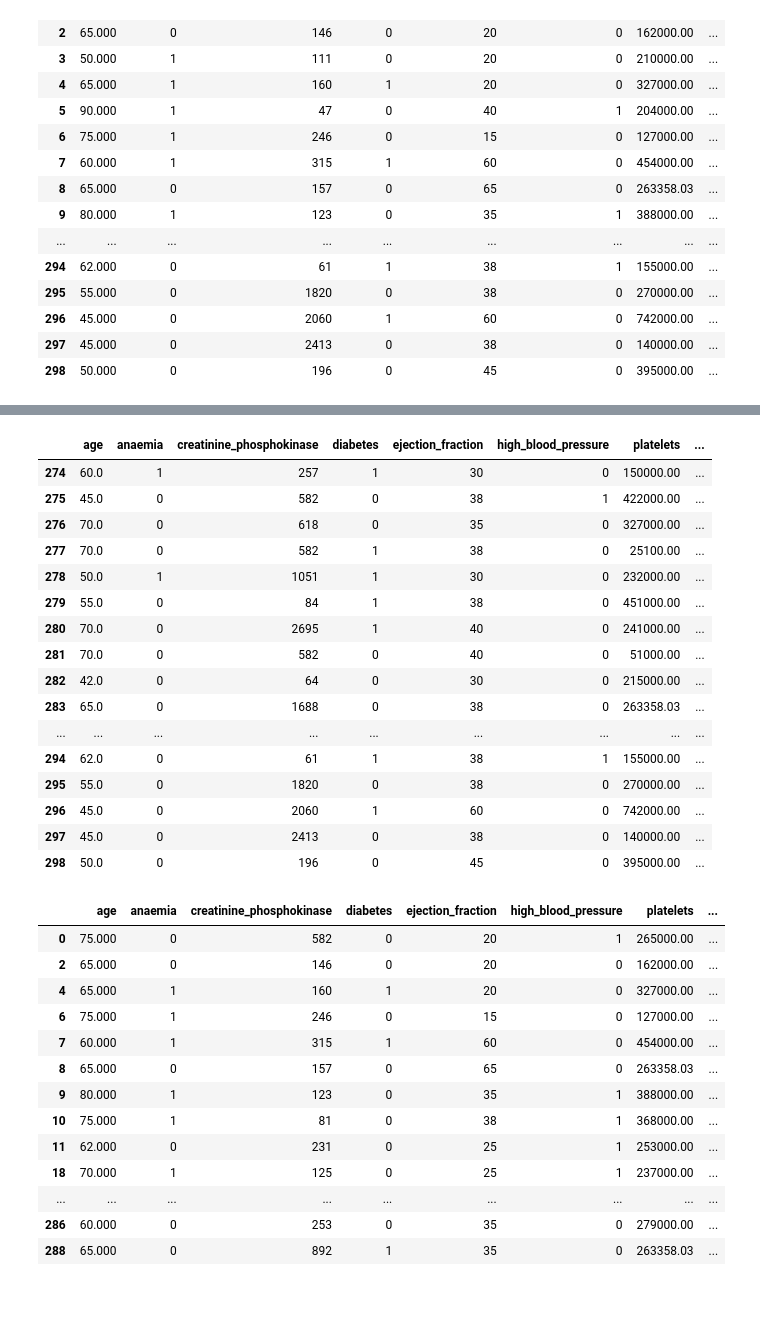
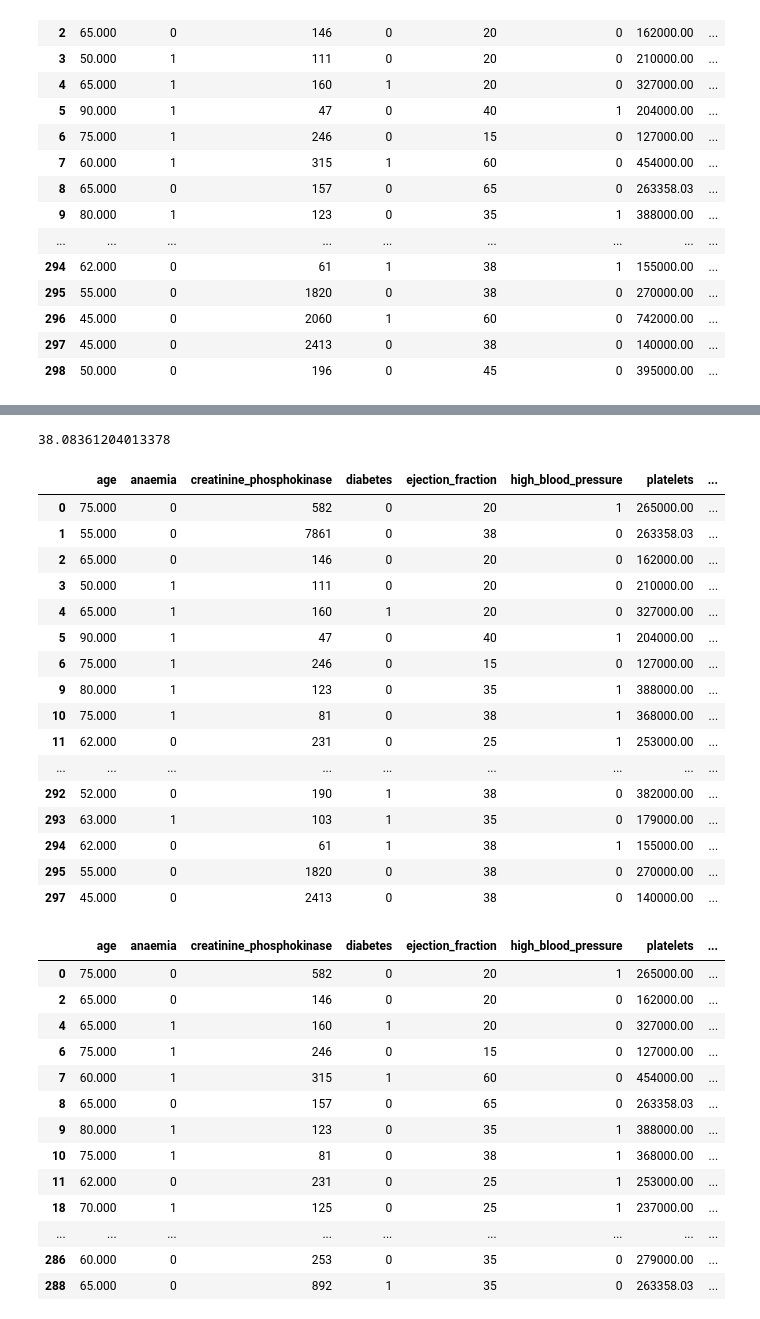
Before and after one commit to virginiarm/hth_fallprogram22, a Jupyter notebook: Finding-an-Interesting-Dataset-VirginiaRamos1-7/heart_failure.ipynb, the cells around one changed output, grey strips where cells are left out. Cells and saved outputs as stored; diff of their text form; code cells hidden in the pictures.

```diff
--- a/Finding-an-Interesting-Dataset-VirginiaRamos1-7/heart_failure.ipynb
+++ b/Finding-an-Interesting-Dataset-VirginiaRamos1-7/heart_failure.ipynb
@@ -30,23 +27,30 @@ SyntaxError: invalid syntax. Perhaps you forgot a comma? (4225440390.py, line 1)
-# %%
-# Step 2(b): Use the pandas method thats reads the last 25 lines of the dataset
-last_25_set = heart_data.tail(25)
-last_25_set
-# %% [output]
-|  | age | anaemia | creatinine_phosphokinase | diabetes | ejection_fraction | high_blood_pressure | platelets | ... |
-| 274 | 60.0 | 1 | 257 | 1 | 30 | 0 | 150000.00 | ... |
-| 275 | 45.0 | 0 | 582 | 0 | 38 | 1 | 422000.00 | ... |
-| 276 | 70.0 | 0 | 618 | 0 | 35 | 0 | 327000.00 | ... |
-| 277 | 70.0 | 0 | 582 | 1 | 38 | 0 | 25100.00 | ... |
-| 278 | 50.0 | 1 | 1051 | 1 | 30 | 0 | 232000.00 | ... |
-| 279 | 55.0 | 0 | 84 | 1 | 38 | 0 | 451000.00 | ... |
-| 280 | 70.0 | 0 | 2695 | 1 | 40 | 0 | 241000.00 | ... |
-| 281 | 70.0 | 0 | 582 | 0 | 40 | 0 | 51000.00 | ... |
-| 282 | 42.0 | 0 | 64 | 0 | 30 | 0 | 215000.00 | ... |
-| 283 | 65.0 | 0 | 1688 | 0 | 38 | 0 | 263358.03 | ... |
-| ... | ... | ... | ... | ... | ... | ... | ... | ... |
-| 294 | 62.0 | 0 | 61 | 1 | 38 | 1 | 155000.00 | ... |
-| 295 | 55.0 | 0 | 1820 | 0 | 38 | 0 | 270000.00 | ... |
-| 296 | 45.0 | 0 | 2060 | 1 | 60 | 0 | 742000.00 | ... |
-| 297 | 45.0 | 0 | 2413 | 0 | 38 | 0 | 140000.00 | ... |
-| 298 | 50.0 | 0 | 196 | 0 | 45 | 0 | 395000.00 | ... |
+# %%
+#Q1 What is the average of participants ejection_fraction score?
+avg_ejection_fraction = heart_data['ejection_fraction'].mean()
+avg_ejection_fraction
+# %% [output]
+38.08361204013378
+# %%
+#what is the number of participants who have a ejection fraction that is lower than 40?
+# Step 5(e): How many passengers were 60 or older?
+ejection_fraction = heart_data[ (heart_data['ejection_fraction']<=40)]
+ejection_fraction
+# %% [output]
+|  | age | anaemia | creatinine_phosphokinase | diabetes | ejection_fraction | high_blood_pressure | platelets | ... |
+| 0 | 75.000 | 0 | 582 | 0 | 20 | 1 | 265000.00 | ... |
+| 1 | 55.000 | 0 | 7861 | 0 | 38 | 0 | 263358.03 | ... |
+| 2 | 65.000 | 0 | 146 | 0 | 20 | 0 | 162000.00 | ... |
+| 3 | 50.000 | 1 | 111 | 0 | 20 | 0 | 210000.00 | ... |
+| 4 | 65.000 | 1 | 160 | 1 | 20 | 0 | 327000.00 | ... |
+| 5 | 90.000 | 1 | 47 | 0 | 40 | 1 | 204000.00 | ... |
+| 6 | 75.000 | 1 | 246 | 0 | 15 | 0 | 127000.00 | ... |
+| 9 | 80.000 | 1 | 123 | 0 | 35 | 1 | 388000.00 | ... |
+| 10 | 75.000 | 1 | 81 | 0 | 38 | 1 | 368000.00 | ... |
+| 11 | 62.000 | 0 | 231 | 0 | 25 | 1 | 253000.00 | ... |
+| ... | ... | ... | ... | ... | ... | ... | ... | ... |
+| 292 | 52.000 | 0 | 190 | 1 | 38 | 0 | 382000.00 | ... |
+| 293 | 63.000 | 1 | 103 | 1 | 35 | 0 | 179000.00 | ... |
+| 294 | 62.000 | 0 | 61 | 1 | 38 | 1 | 155000.00 | ... |
+| 295 | 55.000 | 0 | 1820 | 0 | 38 | 0 | 270000.00 | ... |
+| 297 | 45.000 | 0 | 2413 | 0 | 38 | 0 | 140000.00 | ... |
 # %%
```
Also changed, not shown: parts of 8 cells of this notebook.
